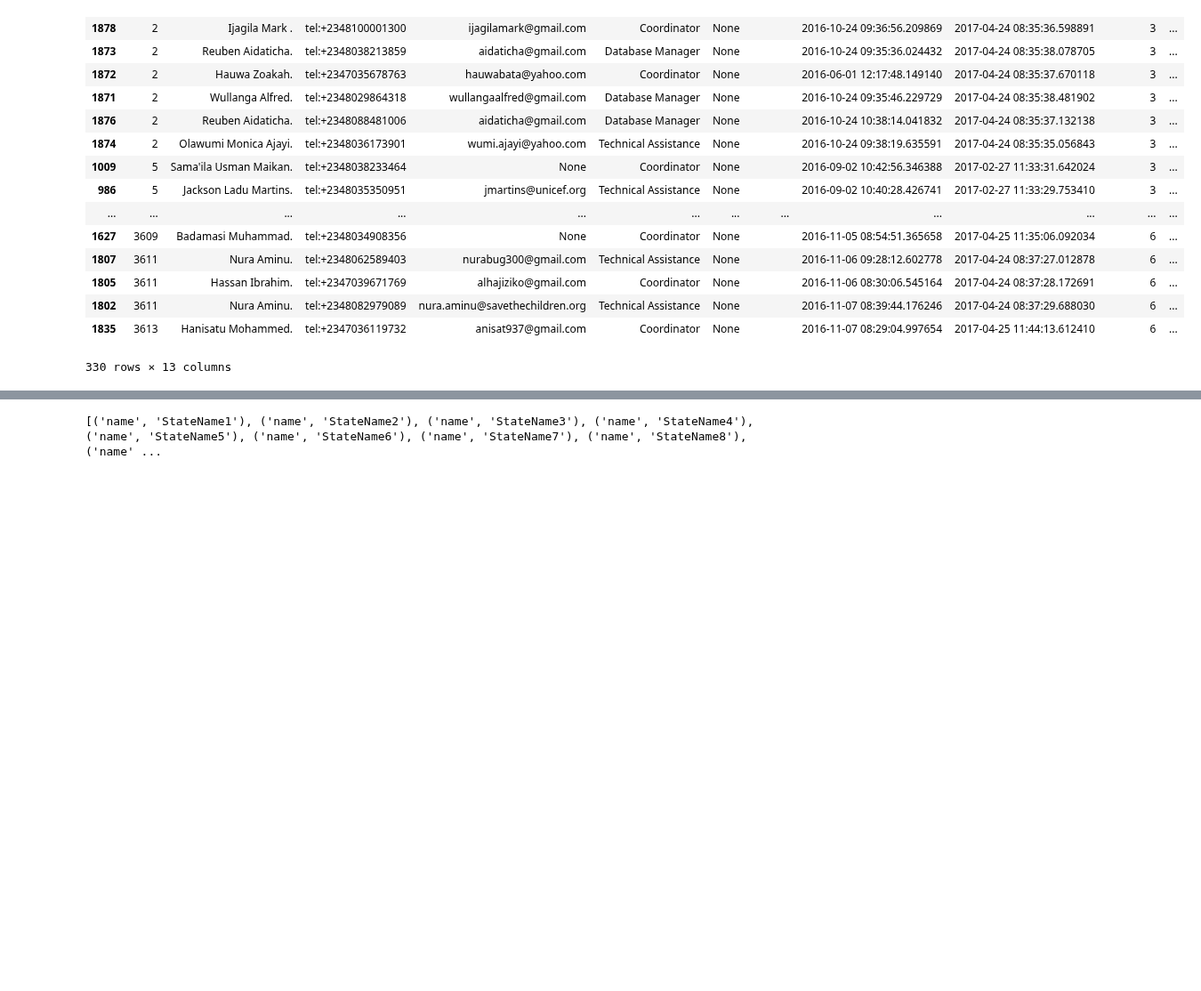
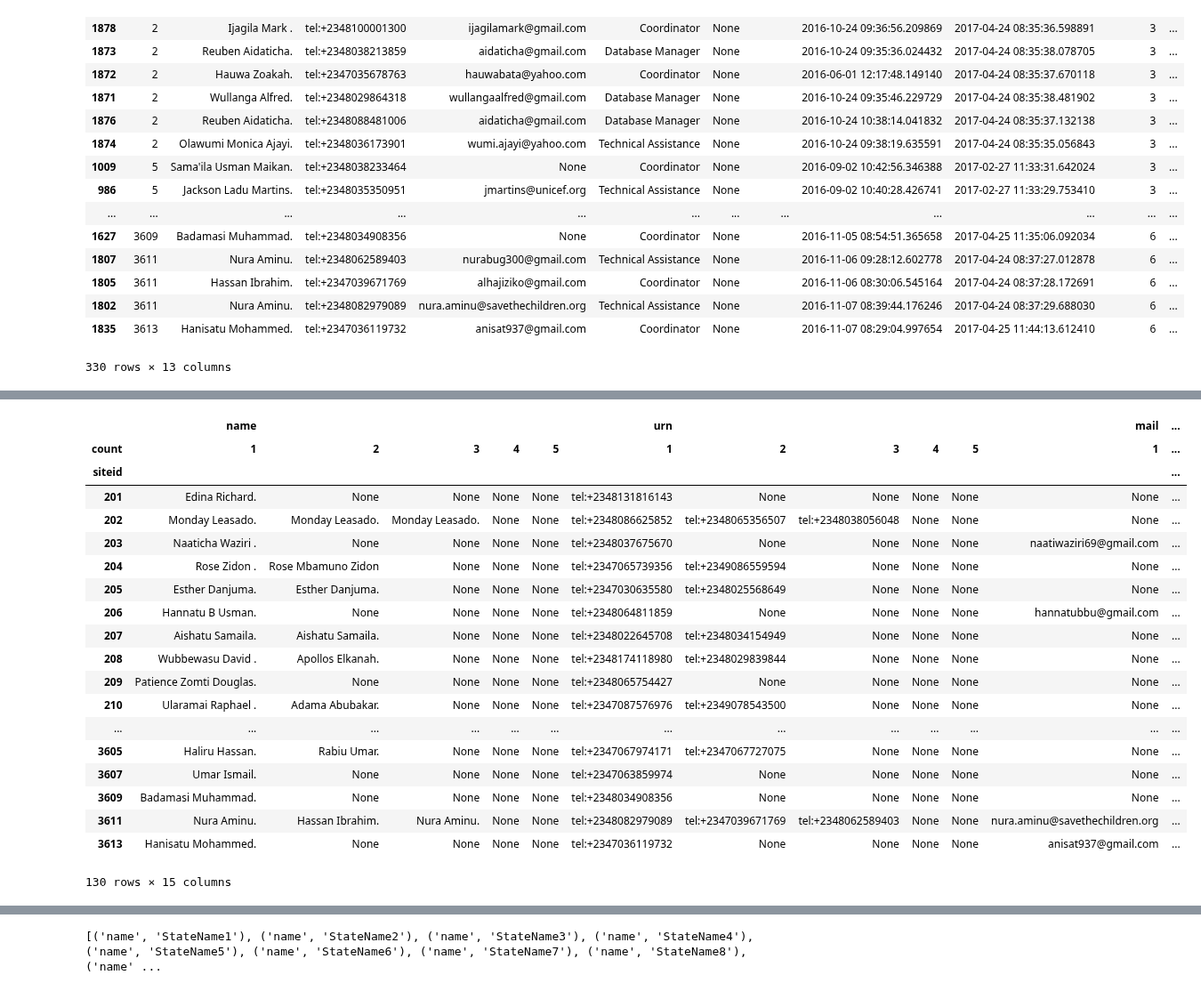
Before and after one commit to RobertJohnston/IMAM, a Jupyter notebook: IMAM Supervision database.ipynb, the cells around one changed output, grey strips where cells are left out. Shown at 89% size. Drawn from its saved outputs; the diff is of its cells as text; code cells hidden in the pictures; blank space fills up the shorter version.

Commit message:
creating proper format state and lga supervision df for IMAM supervision

```diff
--- a/IMAM Supervision database.ipynb
+++ b/IMAM Supervision database.ipynb
@@ -429,0 +462,5 @@ state_wide.head()
+# %%
+# Create same list for LGA
+# create db with only LGA Level supervision staff
+lga_df = supervision_df[supervision_df.siteid >= 101]
+lga_df = lga_df[lga_df['siteid'] <= 3799]
@@ -429,0 +488,27 @@ state_wide.head()
+# %%
+# convert vertical to horizontal database.
+# will None in the cells cause us to send excessive number of warning SMS?
+lga_wide = lga_df.pivot(index='siteid', columns='count')
+# %%
+lga_wide
+# %% [output]
+|  | name |  |  |  |  | urn |  |  |  |  | mail | ... |
+| count | 1 | 2 | 3 | 4 | 5 | 1 | 2 | 3 | 4 | 5 | 1 | ... |
+| siteid |  |  |  |  |  |  |  |  |  |  |  | ... |
+| 201 | Edina Richard. | None | None | None | None | tel:+2348131816143 | None | None | None | None | None | ... |
+| 202 | Monday Leasado. | Monday Leasado. | Monday Leasado. | None | None | tel:+2348086625852 | tel:+2348065356507 | tel:+2348038056048 | None | None | None | ... |
+| 203 | Naaticha Waziri . | None | None | None | None | tel:+2348037675670 | None | None | None | None | naatiwaziri69@gmail.com | ... |
+| 204 | Rose Zidon . | Rose Mbamuno Zidon | None | None | None | tel:+2347065739356 | tel:+2349086559594 | None | None | None | None | ... |
+| 205 | Esther Danjuma. | Esther Danjuma. | None | None | None | tel:+2347030635580 | tel:+2348025568649 | None | None | None | None | ... |
+| 206 | Hannatu B Usman. | None | None | None | None | tel:+2348064811859 | None | None | None | None | hannatubbu@gmail.com | ... |
+| 207 | Aishatu Samaila. | Aishatu Samaila. | None | None | None | tel:+2348022645708 | tel:+2348034154949 | None | None | None | None | ... |
+| 208 | Wubbewasu David . | Apollos Elkanah. | None | None | None | tel:+2348174118980 | tel:+2348029839844 | None | None | None | None | ... |
+| 209 | Patience Zomti Douglas. | None | None | None | None | tel:+2348065754427 | None | None | None | None | None | ... |
+| 210 | Ularamai Raphael . | Adama Abubakar. | None | None | None | tel:+2347087576976 | tel:+2349078543500 | None | None | None | None | ... |
+| ... | ... | ... | ... | ... | ... | ... | ... | ... | ... | ... | ... | ... |
+| 3605 | Haliru Hassan. | Rabiu Umar. | None | None | None | tel:+2347067974171 | tel:+2347067727075 | None | None | None | None | ... |
+| 3607 | Umar Ismail. | None | None | None | None | tel:+2347063859974 | None | None | None | None | None | ... |
+| 3609 | Badamasi Muhammad. | None | None | None | None | tel:+2348034908356 | None | None | None | None | None | ... |
+| 3611 | Nura Aminu. | Hassan Ibrahim. | Nura Aminu. | None | None | tel:+2348082979089 | tel:+2347039671769 | tel:+2348062589403 | None | None | nura.aminu@savethechildren.org | ... |
+| 3613 | Hanisatu Mohammed. | None | None | None | None | tel:+2347036119732 | None | None | None | None | anisat937@gmail.com | ... |
+130 rows × 15 columns
```
Also changed, not shown: parts of 41 cells of this notebook, 2 other files.
